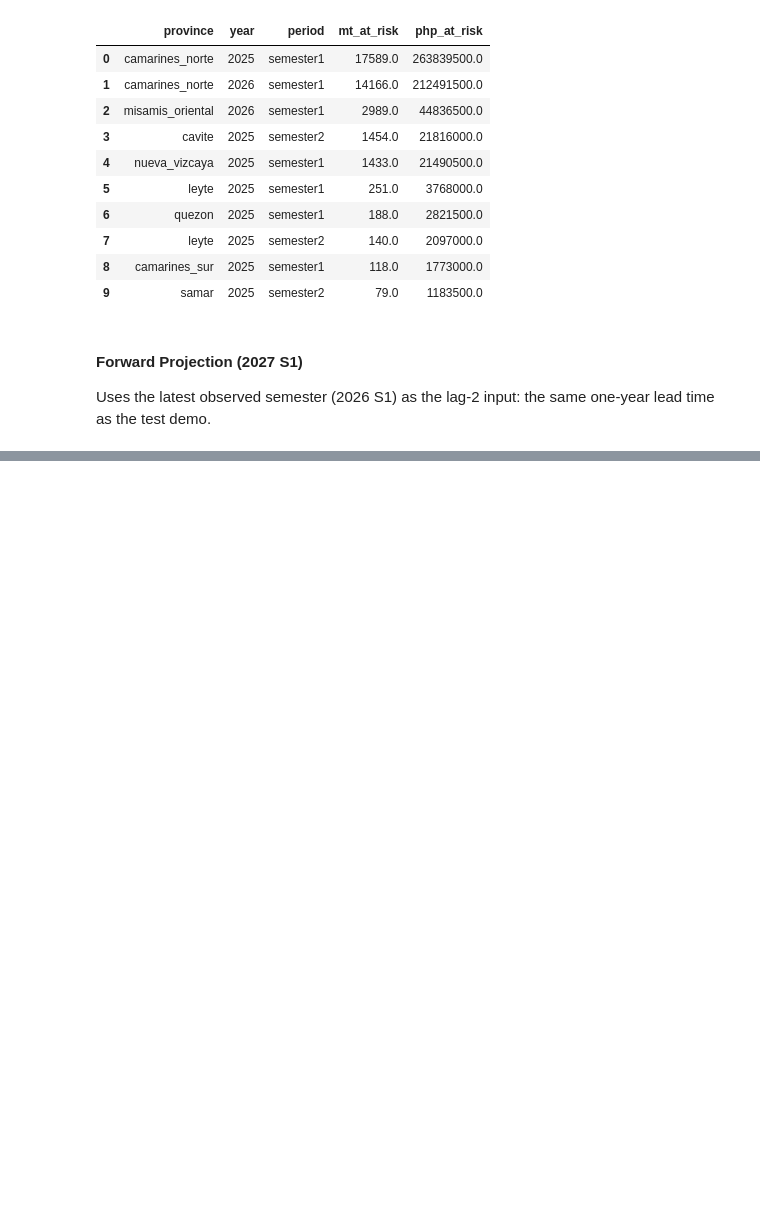
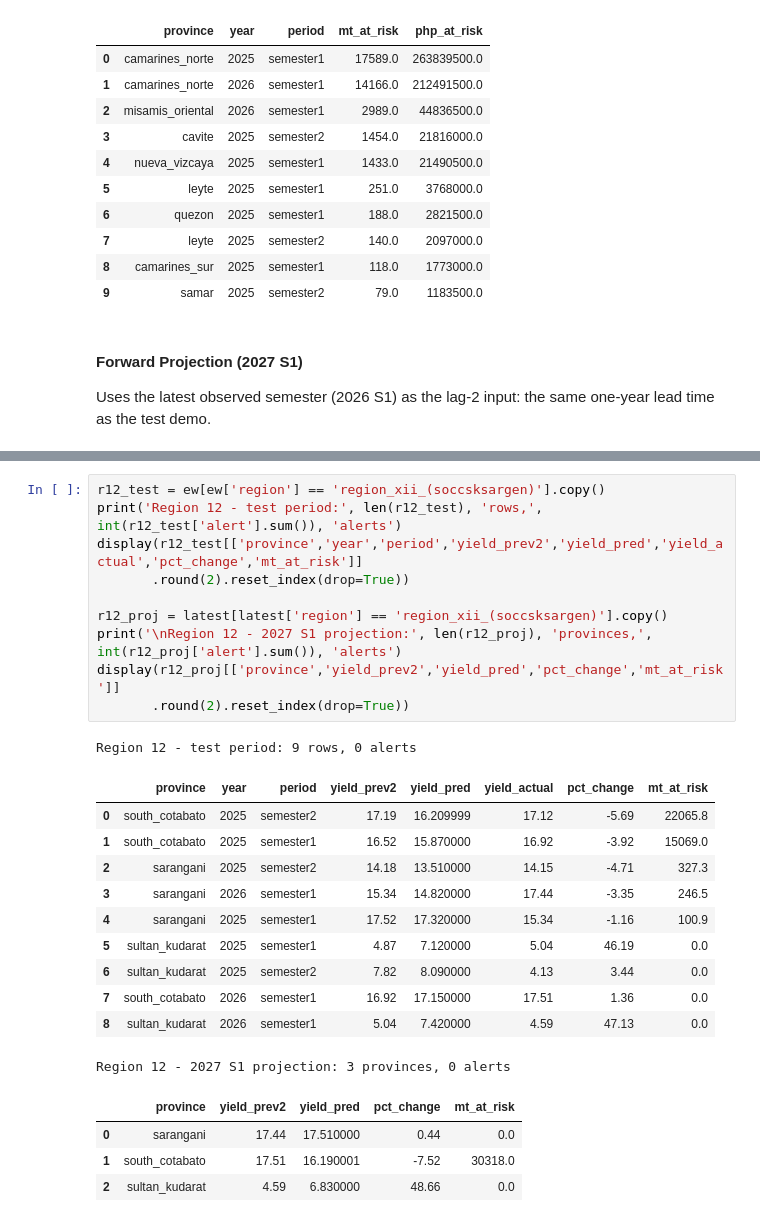
Before and after one commit to rlp-jym/zoomcamp-ml-cohort-2026, a Jupyter notebook: pineapple_yield_prediction/notebook.ipynb, the cells around one changed output, grey strips where cells are left out. Saved outputs shown, nothing was run; the diff lists cells and outputs as text; blank space fills up the shorter version.

Commit message:
Add Region 12 (SOCCSKSARGEN) focused watchlist

```diff
--- a/pineapple_yield_prediction/notebook.ipynb
+++ b/pineapple_yield_prediction/notebook.ipynb
@@ -1082,0 +1086,27 @@ display(latest.loc[latest['alert'], ['region','province','yield_prev2','yield_pr
+# %%
+r12_test = ew[ew['region'] == 'region_xii_(soccsksargen)'].copy()
+print('Region 12 - test period:', len(r12_test), 'rows,', int(r12_test['alert'].sum()), 'alerts')
+display(r12_test[['province','year','period','yield_prev2','yield_pred','yield_actual','pct_change','mt_at_risk']]
+       .round(2).reset_index(drop=True))
+
+r12_proj = latest[latest['region'] == 'region_xii_(soccsksargen)'].copy()
+print('\nRegion 12 - 2027 S1 projection:', len(r12_proj), 'provinces,', int(r12_proj['alert'].sum()), 'alerts')
+display(r12_proj[['province','yield_prev2','yield_pred','pct_change','mt_at_risk']]
+       .round(2).reset_index(drop=True))
+# %% [output]
+Region 12 - test period: 9 rows, 0 alerts
+|  | province | year | period | yield_prev2 | yield_pred | yield_actual | pct_change | mt_at_risk |
+| 0 | south_cotabato | 2025 | semester2 | 17.19 | 16.209999 | 17.12 | -5.69 | 22065.8 |
+| 1 | south_cotabato | 2025 | semester1 | 16.52 | 15.870000 | 16.92 | -3.92 | 15069.0 |
+| 2 | sarangani | 2025 | semester2 | 14.18 | 13.510000 | 14.15 | -4.71 | 327.3 |
+| 3 | sarangani | 2026 | semester1 | 15.34 | 14.820000 | 17.44 | -3.35 | 246.5 |
+| 4 | sarangani | 2025 | semester1 | 17.52 | 17.320000 | 15.34 | -1.16 | 100.9 |
+| 5 | sultan_kudarat | 2025 | semester1 | 4.87 | 7.120000 | 5.04 | 46.19 | 0.0 |
+| 6 | sultan_kudarat | 2025 | semester2 | 7.82 | 8.090000 | 4.13 | 3.44 | 0.0 |
+| 7 | south_cotabato | 2026 | semester1 | 16.92 | 17.150000 | 17.51 | 1.36 | 0.0 |
+| 8 | sultan_kudarat | 2026 | semester1 | 5.04 | 7.420000 | 4.59 | 47.13 | 0.0 |
+Region 12 - 2027 S1 projection: 3 provinces, 0 alerts
+|  | province | yield_prev2 | yield_pred | pct_change | mt_at_risk |
+| 0 | sarangani | 17.44 | 17.510000 | 0.44 | 0.0 |
+| 1 | south_cotabato | 17.51 | 16.190001 | -7.52 | 30318.0 |
+| 2 | sultan_kudarat | 4.59 | 6.830000 | 48.66 | 0.0 |
```
Also changed, not shown: parts of 1 cell of this notebook.
